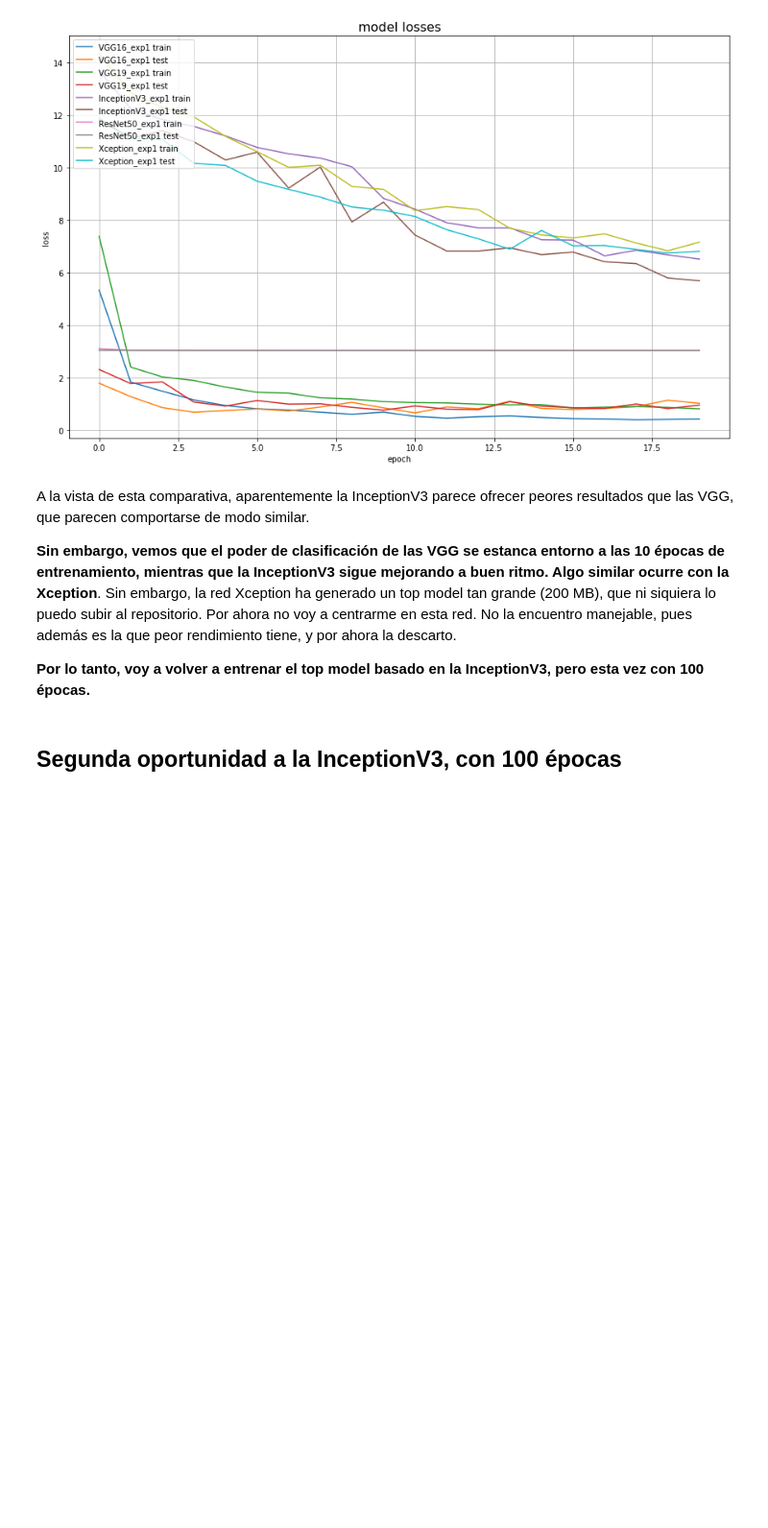
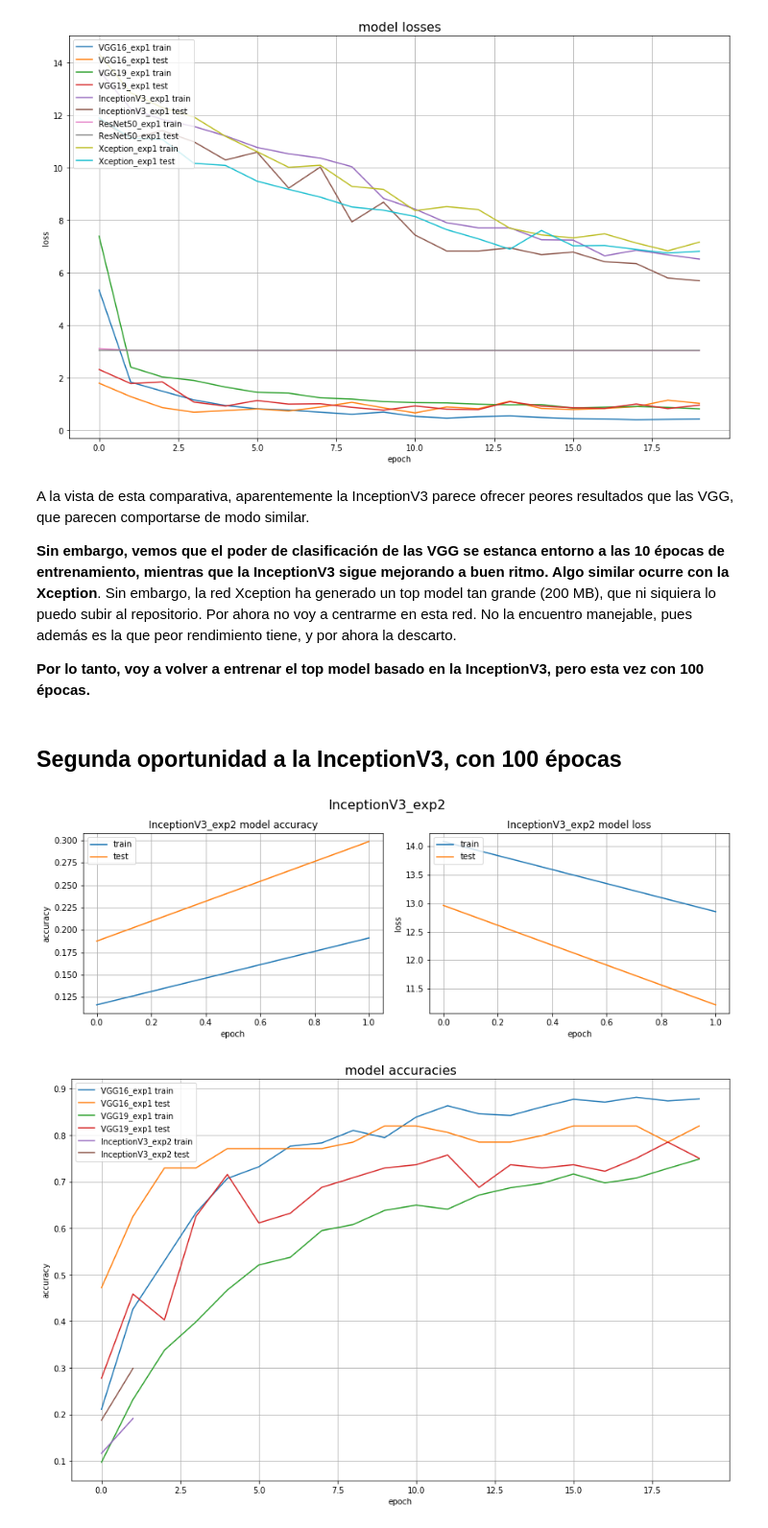
Before and after one commit to amanas/DMdeeplearning, a Jupyter notebook: preTrainedExperiments/preTrainedReport.ipynb, the cells around one changed output. Shown at 96% size. Saved outputs shown, nothing was run; the diff lists cells and outputs as text; code cells hidden in the pictures; blank space fills up the shorter version.

```diff
--- a/preTrainedExperiments/preTrainedReport.ipynb
+++ b/preTrainedExperiments/preTrainedReport.ipynb
@@ -423,14 +423,21 @@ A la vista de esta comparativa, aparentemente la InceptionV3 parece ofrecer peor
 # %%
 def InceptionV3_exp2():
     name = 'InceptionV3_exp2'
     if os.path.isfile(top_model_path.format(name)) :
         print 'el experimento %s parece que ya se ha realizado' % name
         return
     input_tensor=Input(shape=(width,height,3))
     model = applications.InceptionV3(include_top=False,weights='imagenet',input_tensor=input_tensor)
-    run_experiment(name,epochs=2)
+    run_experiment(name,epochs=100)
 
 # TODO
 # InceptionV3_exp2()
+print
+plot_history('InceptionV3_exp2')
+print
+plot_histories(['VGG16_exp1','VGG19_exp1','InceptionV3_exp2'])
 
 # TODO: una vez elegida la mejor red, regenerar los datos intermedios con aumento y publicar el archivo
+# %% [output]
+[figure, added]
+[figure, added]
```
Also changed, not shown: parts of 3 cells of this notebook, 1 other file.
